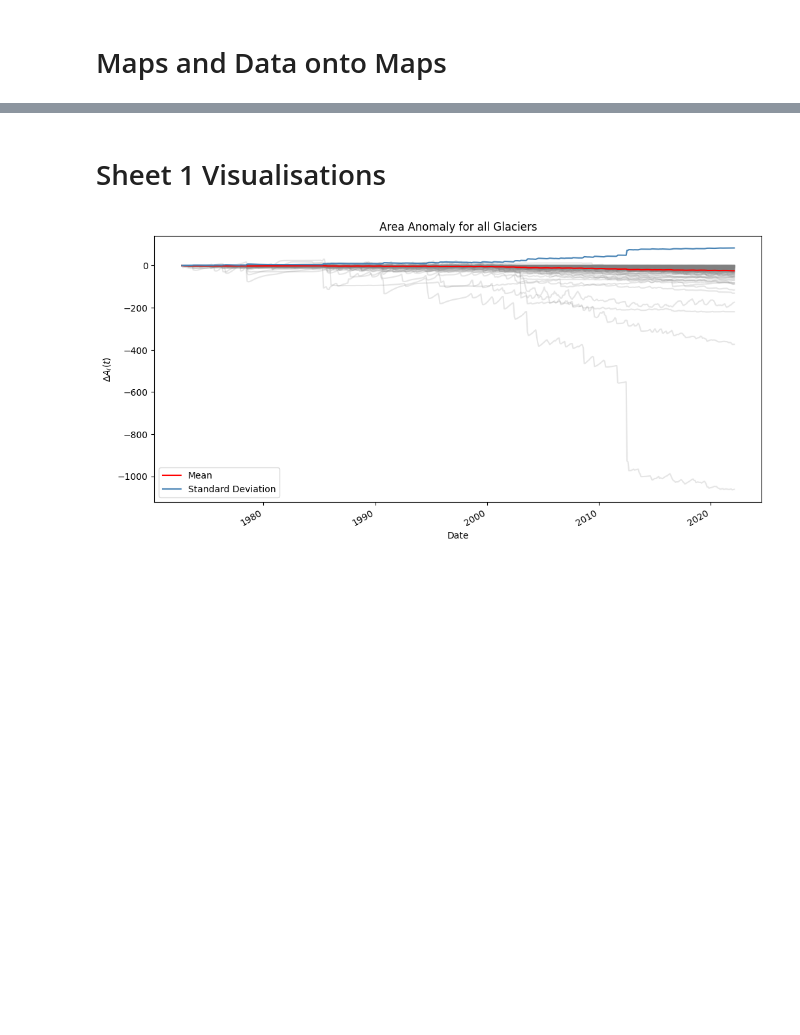
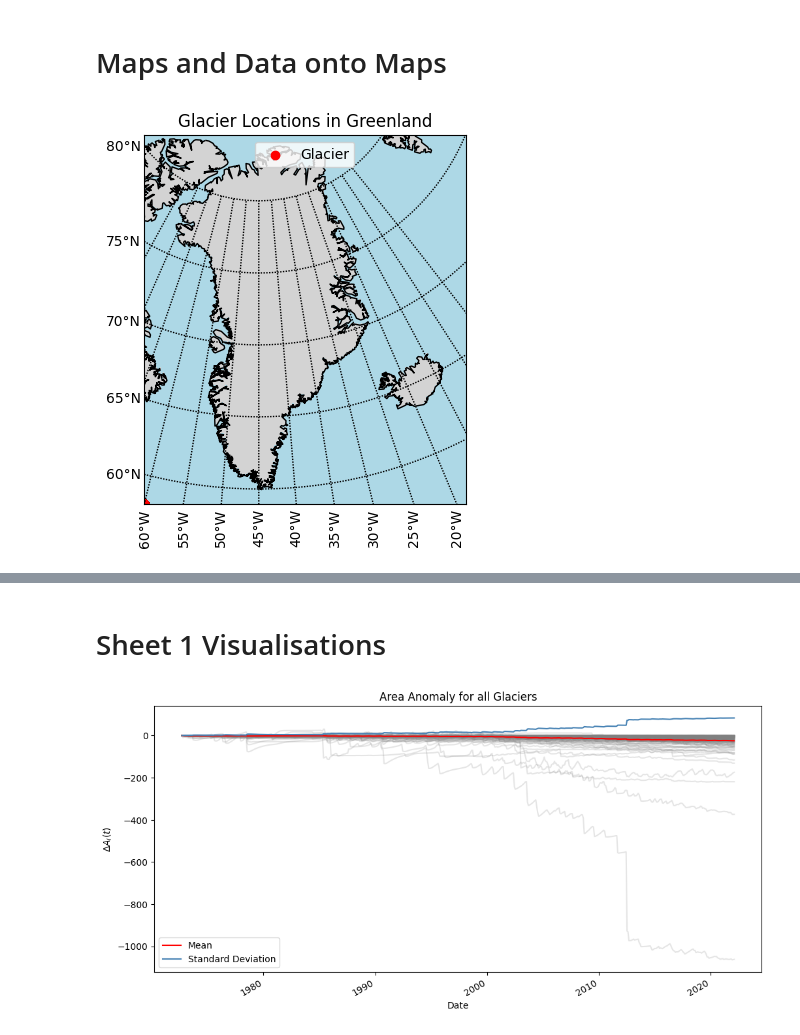
Before and after one commit to joelbarron06/ESDA2_Project, a Jupyter notebook: project_code.ipynb, the cells around one changed output, grey strips where cells are left out. Cells and saved outputs as stored; diff of their text form; code cells hidden in the pictures; blank space fills up the shorter version.

```diff
--- a/project_code.ipynb
+++ b/project_code.ipynb
@@ -436,2 +436,23 @@ plt.show()
 # %% [markdown]
 # Maps and Data onto Maps
+# %%
+#  create basemap
+map = Basemap(projection='stere', lat_0=70, lon_0=-45, lat_ts=70, llcrnrlat=58, llcrnrlon=-60, urcrnrlat=75, urcrnrlon=25, resolution='l')
+map.drawcoastlines()
+# shade land and ocean
+map.drawlsmask(land_color='lightgrey', ocean_color='lightblue')
+# add lines of latitude
+map.drawparallels(np.arange(55, 90, 5),labels=[1,0,0,0])
+# add lines of longitude
+map.drawmeridians(np.arange(-75, 0, 5),labels=[0,0,0,1], rotation=90)
+# show plot
+longitudes = [glacier_locations[key]['lon'] for key in glacier_locations]
+latitudes = [glacier_locations[key]['lat'] for key in glacier_locations]
+
+map.scatter(longitudes, latitudes, color='r', marker='o', label='Glacier')
+plt.xticks(rotation=90)
+plt.title('Glacier Locations in Greenland')
+plt.legend()
+plt.show()
+# %% [output]
+[figure, added]
```
Also changed, not shown: parts of 6 cells of this notebook.
